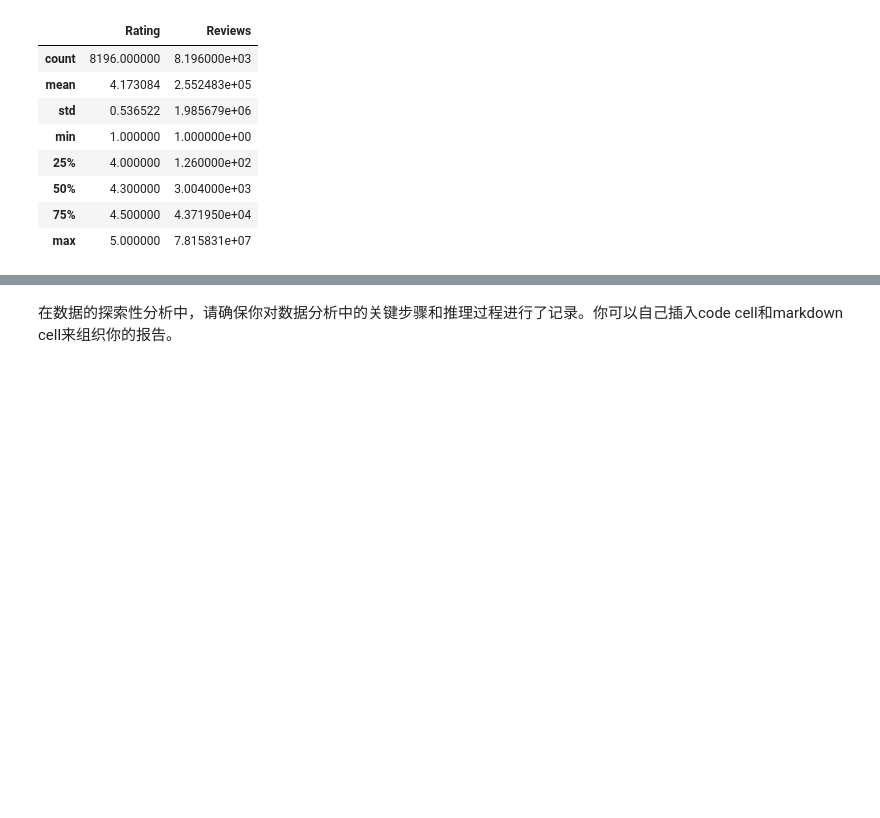
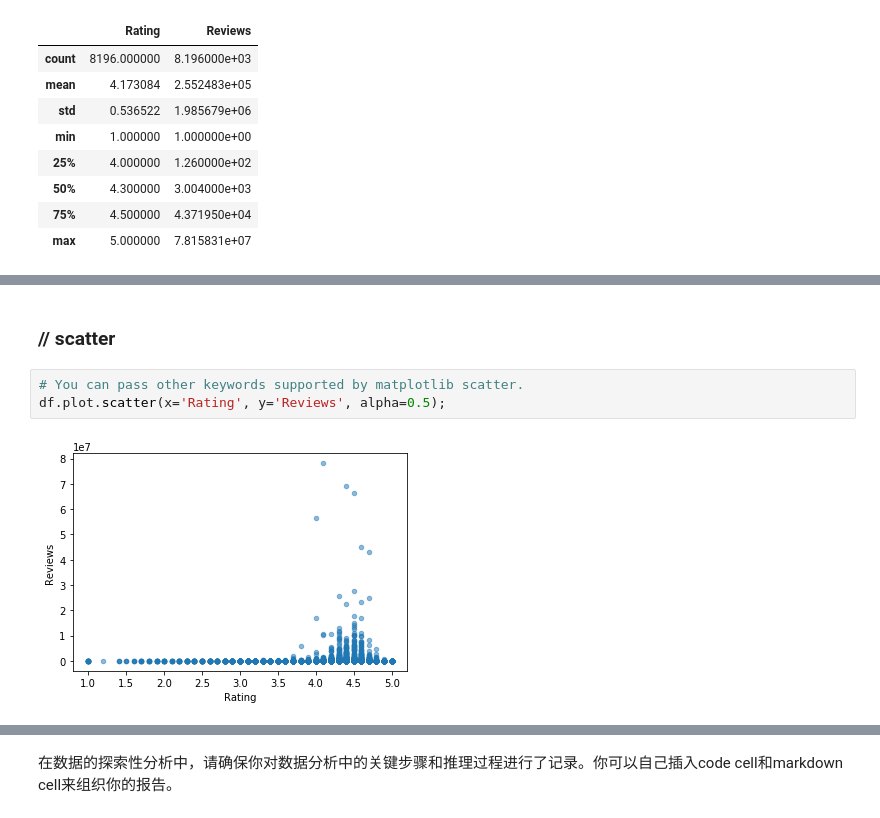
Before and after one commit to mengfanchun2017/udacity-data-academy_public, a Jupyter notebook: dandj/p1_google_app/project_google_app/Google_Play_Store_Analysis_lm.ipynb, the cells around one changed output, grey strips where cells are left out. Cells and saved outputs as stored; diff of their text form; blank space fills up the shorter version.

```diff
--- a/dandj/p1_google_app/project_google_app/Google_Play_Store_Analysis_lm.ipynb
+++ b/dandj/p1_google_app/project_google_app/Google_Play_Store_Analysis_lm.ipynb
@@ -578,0 +625,7 @@ df.describe()
+# %% [markdown]
+### // scatter
+# %%
+# You can pass other keywords supported by matplotlib scatter.
+df.plot.scatter(x='Rating', y='Reviews', alpha=0.5);
+# %% [output]
+[figure, added]
```
Also changed, not shown: parts of 50 cells of this notebook, 10 other files.
